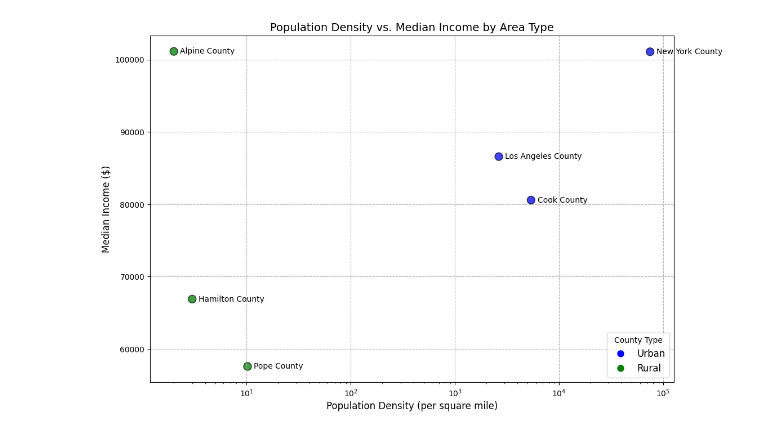
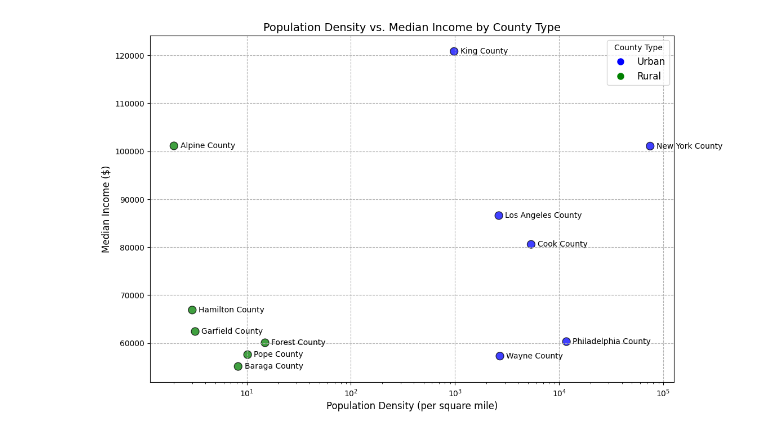
Before and after one commit to Mrizv/CSCI-1070-Final-Project, a Jupyter notebook: final.ipynb, the cells around one changed output. Saved outputs shown, nothing was run; the diff lists cells and outputs as text; code cells hidden in the pictures.

```diff
--- a/final.ipynb
+++ b/final.ipynb
@@ -90,17 +111,19 @@ print(gini_df)
 # %%
-
 # This cell is meant to create a bar chart that shows the median income for each county, with the color of the bar
 # representing whether the county is Urban or Rural.
 area_names = [
-    "Cook County, IL",
-    "Pope County, IL",
-    "New York County, NY",
-    "Hamilton County, NY",
-    "Los Angeles County, CA",
-    "Alpine County, CA"
+    "Cook County, IL", "Pope County, IL", "New York County, NY", "Hamilton County, NY",
+    "Los Angeles County, CA", "Alpine County, CA", "Philadelphia County, PA",
+    "Forest County, PA", "Wayne County, MI", "Baraga County, MI", "King County, WA",
+    "Garfield County, WA"
 ]
-median_incomes = [80579, 57582, 101078, 66891, 86587, 101125]
-area_types = ["Urban", "Rural", "Urban", "Rural", "Urban", "Rural"]
+median_incomes = [
+    80579, 57582, 101078, 66891, 86587, 101125, 60302, 60061, 57281, 55117, 120824, 62411
+]
+area_types = [
+    "Urban", "Rural", "Urban", "Rural", "Urban", "Rural", "Urban", "Rural", "Urban",
+    "Rural", "Urban", "Rural"
+]
 
 colors = ["blue" if area == "Urban" else "green" for area in area_types]
 
@@ -170,16 +210,21 @@ plt.show()
 # being respective to their county type (rural or urban). I'm using this type of plot to further show the differences
 # between income inequality and population distribution for these counties.
 regions = [
-    "Cook County",
-    "Pope County",
-    "New York County",
-    "Hamilton County",
-    "Los Angeles County",
-    "Alpine County"
+    "Cook County", "Pope County", "New York County", "Hamilton County",
+    "Los Angeles County", "Alpine County", "Philadelphia County",
+    "Forest County", "Wayne County", "Baraga County", "King County",
+    "Garfield County"
 ]
-population_density = [5383.00, 10.20, 74782.00, 3.00, 2637.00, 2.00]
-median_income = [80579, 57582, 101078, 66891, 86587, 101125]
-area_types = ["Urban", "Rural", "Urban", "Rural", "Urban", "Rural"]
+population_density = [
+    5383.00, 10.20, 74782.00, 3.00, 2637.00, 2.00, 11749, 15, 2700, 8.27, 980, 3.2
+]
+median_income = [
+    80579, 57582, 101078, 66891, 86587, 101125, 60302, 60061, 57281, 55117, 120824, 62411
+]
+area_types = [
+    "Urban", "Rural", "Urban", "Rural", "Urban", "Rural", "Urban",
+    "Rural", "Urban", "Rural", "Urban", "Rural"
+]
 
 colors = ["blue" if area == "Urban" else "green" for area in area_types]
 
@@ -187,32 +232,32 @@ plt.figure(figsize=(12, 8))
 plt.scatter(population_density, median_income, c=colors, s=100, edgecolor='black', alpha=0.75)
 plt.xlabel('Population Density (per square mile)', fontsize=12)
 plt.ylabel('Median Income ($)', fontsize=12)
 plt.title('Population Density vs. Median Income by County Type', fontsize=14)
 
 # This adds the county name to each of their respective points on the plot.
 for i, region in enumerate(regions):
     plt.text(
         population_density[i] * 1.15,  # This moves the name a bit to the side so it isn't overlapping with the point.
         median_income[i],
         region,
         fontsize=10,
         ha='left',
         va='center'
     )
 
 # Sets the scale for the x-axis to be log since the population density can be quite large for some counties.
 plt.xscale('log')
 
 # Added gridlines for better plot readability.
 plt.grid(True, linestyle='--', alpha=1)
 
 # Added this legend to show the difference between Urban and Rural counties.
 legend_handles = [
     plt.Line2D([0], [0], marker='o', color='w', markerfacecolor='blue', markersize=10, label='Urban'),
     plt.Line2D([0], [0], marker='o', color='w', markerfacecolor='green', markersize=10, label='Rural')
 ]
-plt.legend(handles=legend_handles, title="County Type", loc='lower right', fontsize=12)
+plt.legend(handles=legend_handles, title="County Type", loc='upper right', fontsize=12)
 
 plt.show()
 # %% [output]
-[figure, old version]
+[figure, new version]
```
Also changed, not shown: parts of 5 cells of this notebook, 2 other files.
